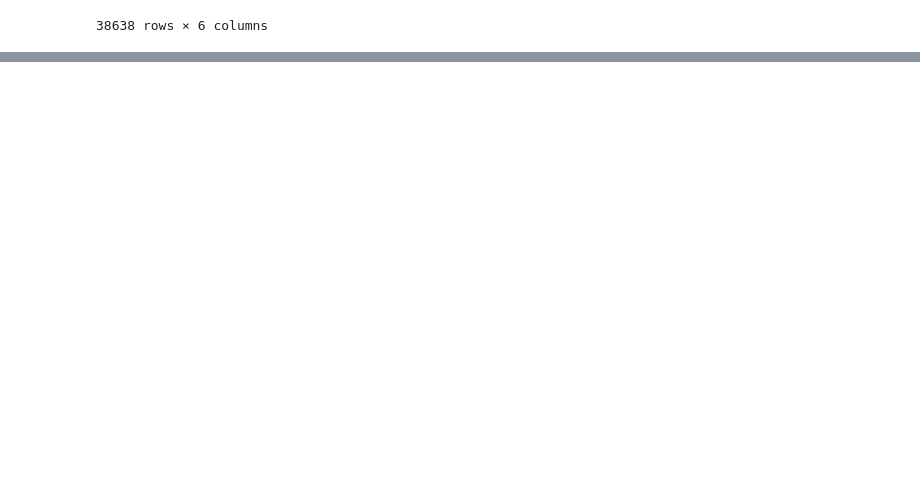
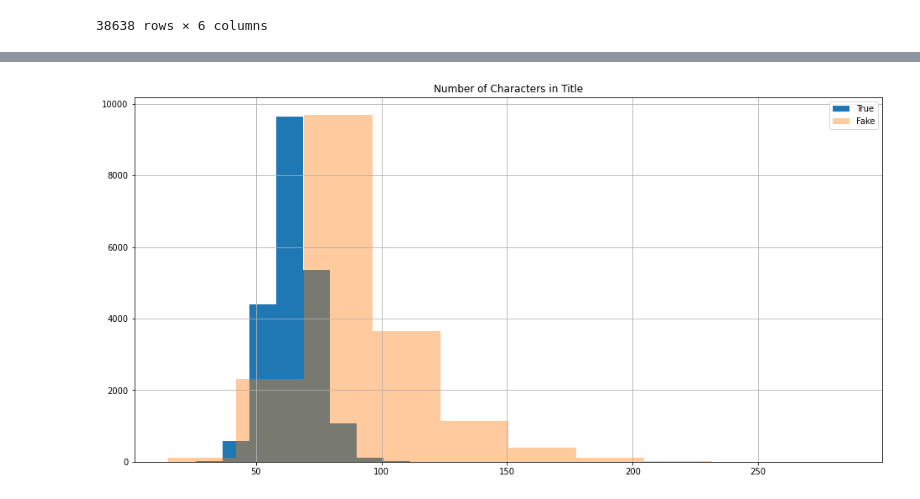
Before and after one commit to chriskal96/fake-news, a Jupyter notebook: 1_eda.ipynb, the cells around one changed output, grey strips where cells are left out. Saved outputs shown, nothing was run; the diff lists cells and outputs as text; code cells hidden in the pictures; blank space fills up the shorter version.

```diff
--- a/1_eda.ipynb
+++ b/1_eda.ipynb
@@ -405,0 +449,6 @@ df_clean.to_csv('df_clean.csv')
+# %%
+df_clean['title_len'] = df_clean.title.apply(len)
+# %%
+show_hist_for_col(df_clean, 'title_len', 'Number of Characters in Title')
+# %% [output]
+[figure, added]
```
Also changed, not shown: parts of 39 cells of this notebook.
